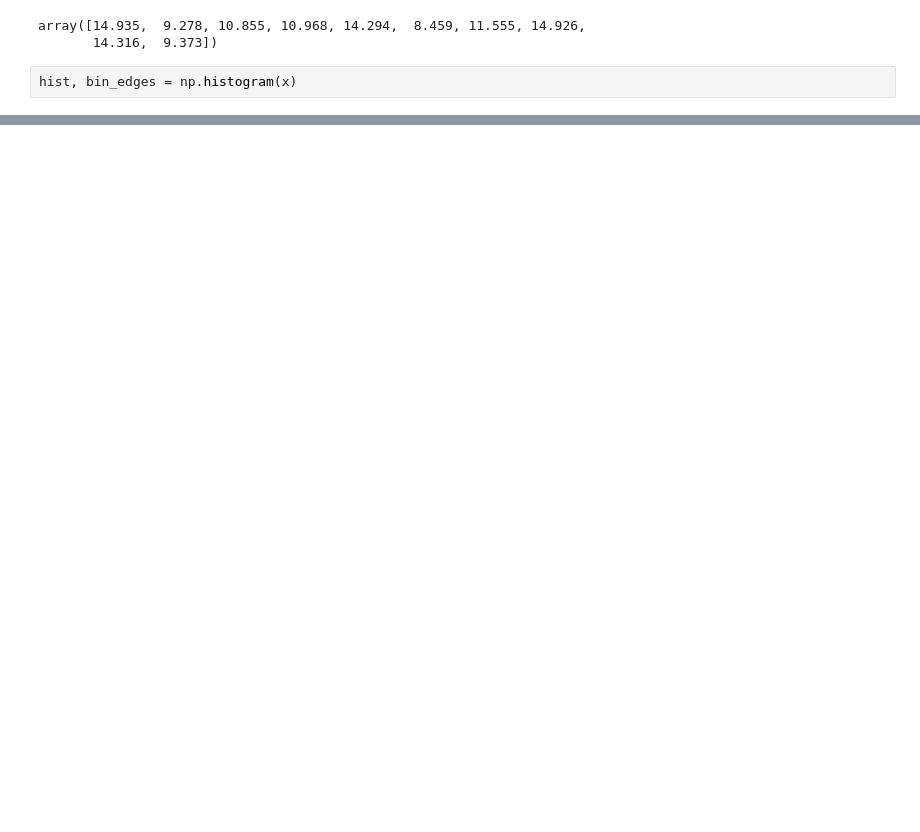
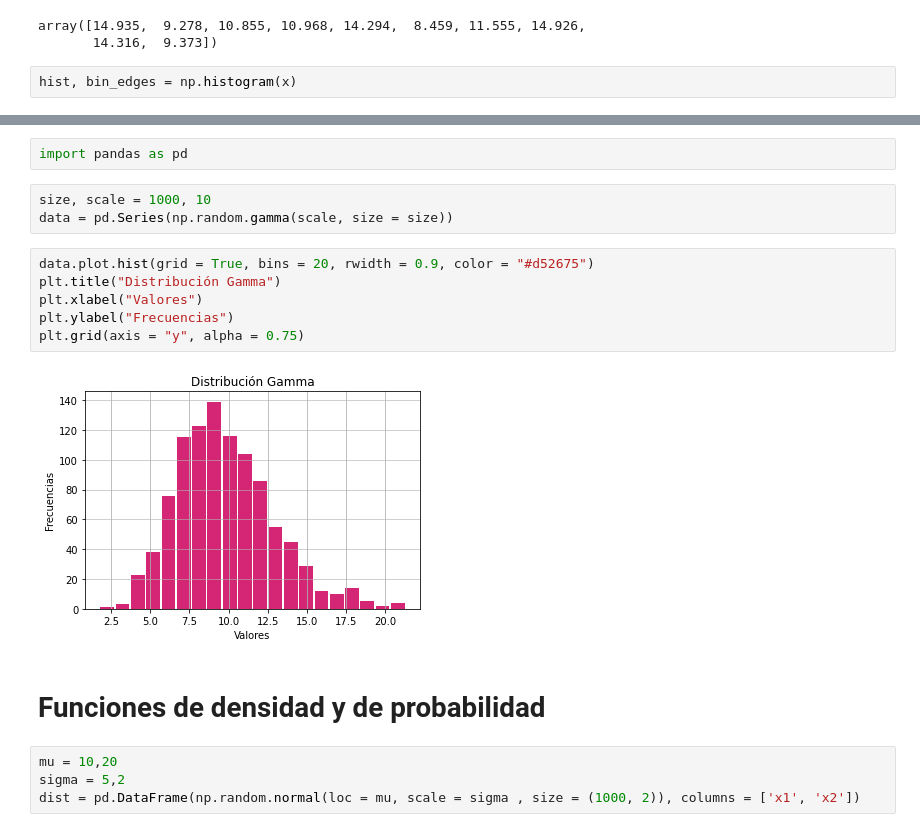
Before and after one commit to ViRoTex/Exercises-Statistics-R-and-Python, a Jupyter notebook: 09_Histogramas_Python.ipynb, the cells around one changed output, grey strips where cells are left out. Saved outputs shown, nothing was run; the diff lists cells and outputs as text; blank space fills up the shorter version.

```diff
--- a/09_Histogramas_Python.ipynb
+++ b/09_Histogramas_Python.ipynb
@@ -317,0 +438,19 @@ array([  1,   0,   0,   8,  48, 194, 542, 167,  31,   9])
+# %%
+import pandas as pd
+# %%
+size, scale = 1000, 10
+data = pd.Series(np.random.gamma(scale, size = size))
+# %%
+data.plot.hist(grid = True, bins = 20, rwidth = 0.9, color = "#d52675")
+plt.title("Distribución Gamma")
+plt.xlabel("Valores")
+plt.ylabel("Frecuencias")
+plt.grid(axis = "y", alpha = 0.75)
+# %% [output]
+[figure, added]
+# %% [markdown]
+# Funciones de densidad y de probabilidad
+# %%
+mu = 10,20
+sigma = 5,2
+dist = pd.DataFrame(np.random.normal(loc = mu, scale = sigma , size = (1000, 2)), columns = ['x1', 'x2'])
```
Also changed, not shown: parts of 48 cells of this notebook.
